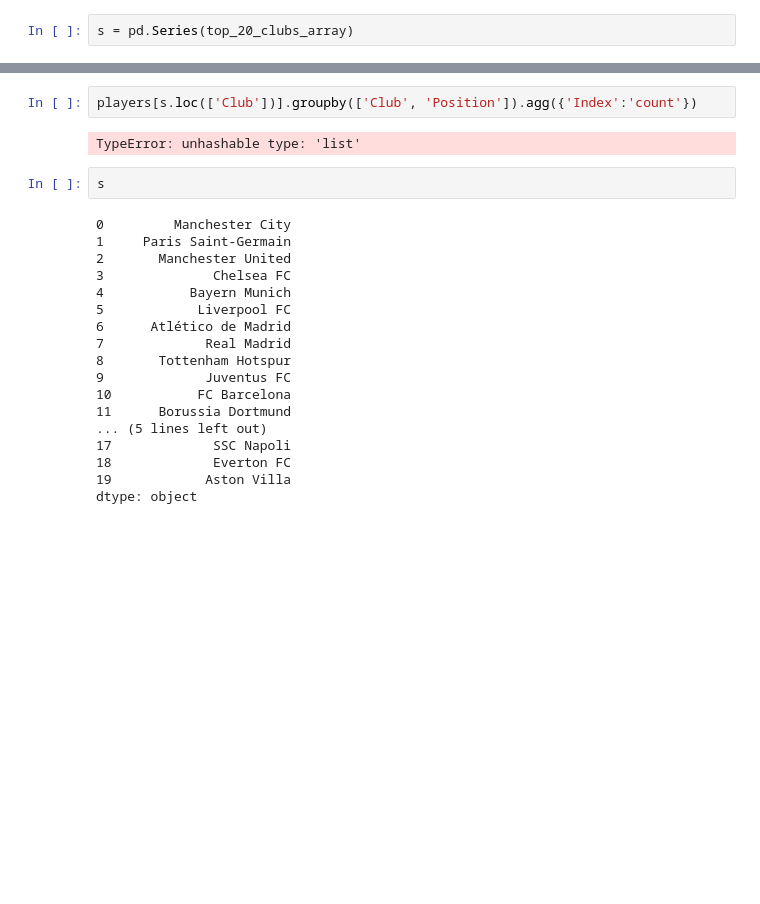
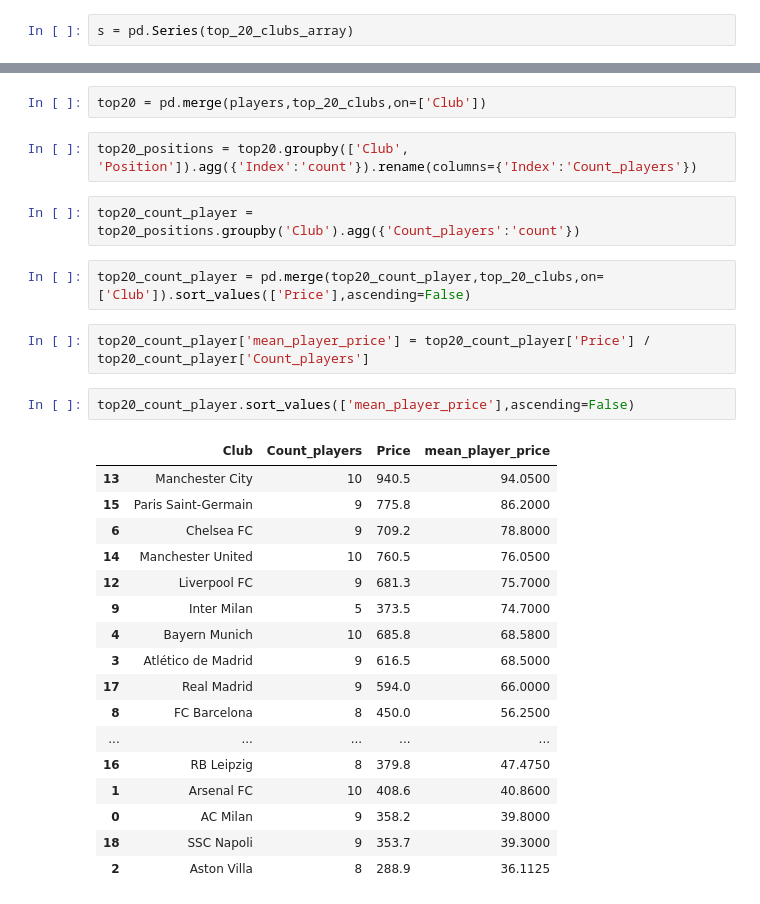
Before and after one commit to l-aleksashka-l/ML, a Jupyter notebook: Stepik/Football.ipynb, the cells around one changed output, grey strips where cells are left out. Saved outputs shown, nothing was run; the diff lists cells and outputs as text; blank space fills up the shorter version.

```diff
--- a/Stepik/Football.ipynb
+++ b/Stepik/Football.ipynb
@@ -201,24 +221,30 @@ s = pd.Series(top_20_clubs_array)
+# %%
+top20 = pd.merge(players,top_20_clubs,on=['Club'])
 # %%
-players[s.loc(['Club'])].groupby(['Club', 'Position']).agg({'Index':'count'})
+top20_positions = top20.groupby(['Club', 'Position']).agg({'Index':'count'}).rename(columns={'Index':'Count_players'})
-# %% [output]
-TypeError: unhashable type: 'list'
-# %%
-s
-# %% [output]
-0         Manchester City
-1     Paris Saint-Germain
-2       Manchester United
-3              Chelsea FC
-4           Bayern Munich
-5            Liverpool FC
-6      Atlético de Madrid
-7             Real Madrid
-8       Tottenham Hotspur
-9             Juventus FC
-10           FC Barcelona
-11      Borussia Dortmund
-... (5 lines left out)
-17             SSC Napoli
-18             Everton FC
-19            Aston Villa
-dtype: object
+# %%
+top20_count_player = top20_positions.groupby('Club').agg({'Count_players':'count'})
+# %%
+top20_count_player = pd.merge(top20_count_player,top_20_clubs,on=['Club']).sort_values(['Price'],ascending=False)
+# %%
+top20_count_player['mean_player_price'] = top20_count_player['Price'] / top20_count_player['Count_players']
+# %%
+top20_count_player.sort_values(['mean_player_price'],ascending=False)
+# %% [output]
+|  | Club | Count_players | Price | mean_player_price |
+| 13 | Manchester City | 10 | 940.5 | 94.0500 |
+| 15 | Paris Saint-Germain | 9 | 775.8 | 86.2000 |
+| 6 | Chelsea FC | 9 | 709.2 | 78.8000 |
+| 14 | Manchester United | 10 | 760.5 | 76.0500 |
+| 12 | Liverpool FC | 9 | 681.3 | 75.7000 |
+| 9 | Inter Milan | 5 | 373.5 | 74.7000 |
+| 4 | Bayern Munich | 10 | 685.8 | 68.5800 |
+| 3 | Atlético de Madrid | 9 | 616.5 | 68.5000 |
+| 17 | Real Madrid | 9 | 594.0 | 66.0000 |
+| 8 | FC Barcelona | 8 | 450.0 | 56.2500 |
+| ... | ... | ... | ... | ... |
+| 16 | RB Leipzig | 8 | 379.8 | 47.4750 |
+| 1 | Arsenal FC | 10 | 408.6 | 40.8600 |
+| 0 | AC Milan | 9 | 358.2 | 39.8000 |
+| 18 | SSC Napoli | 9 | 353.7 | 39.3000 |
+| 2 | Aston Villa | 8 | 288.9 | 36.1125 |
```
Also changed, not shown: parts of 2 cells of this notebook.
